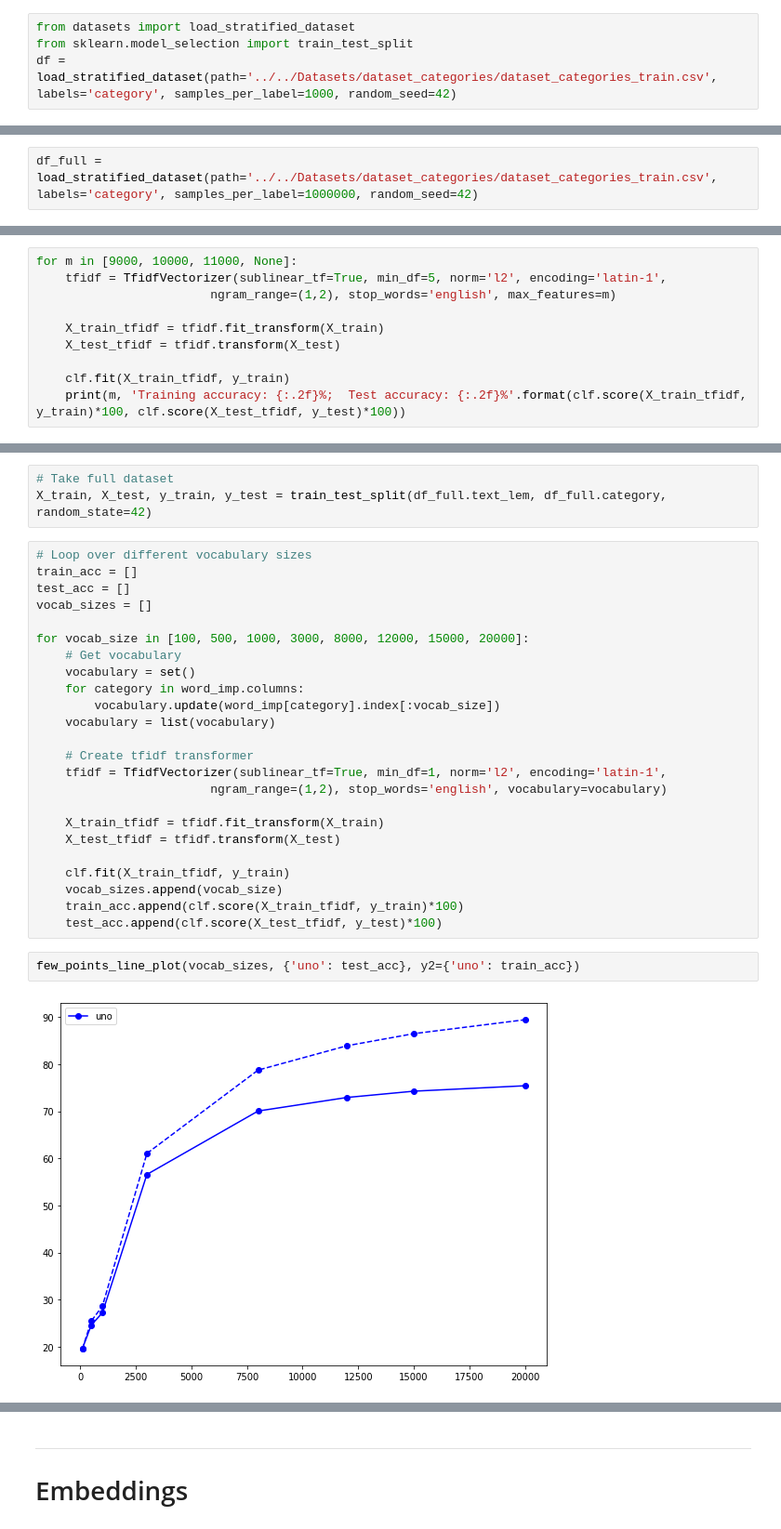
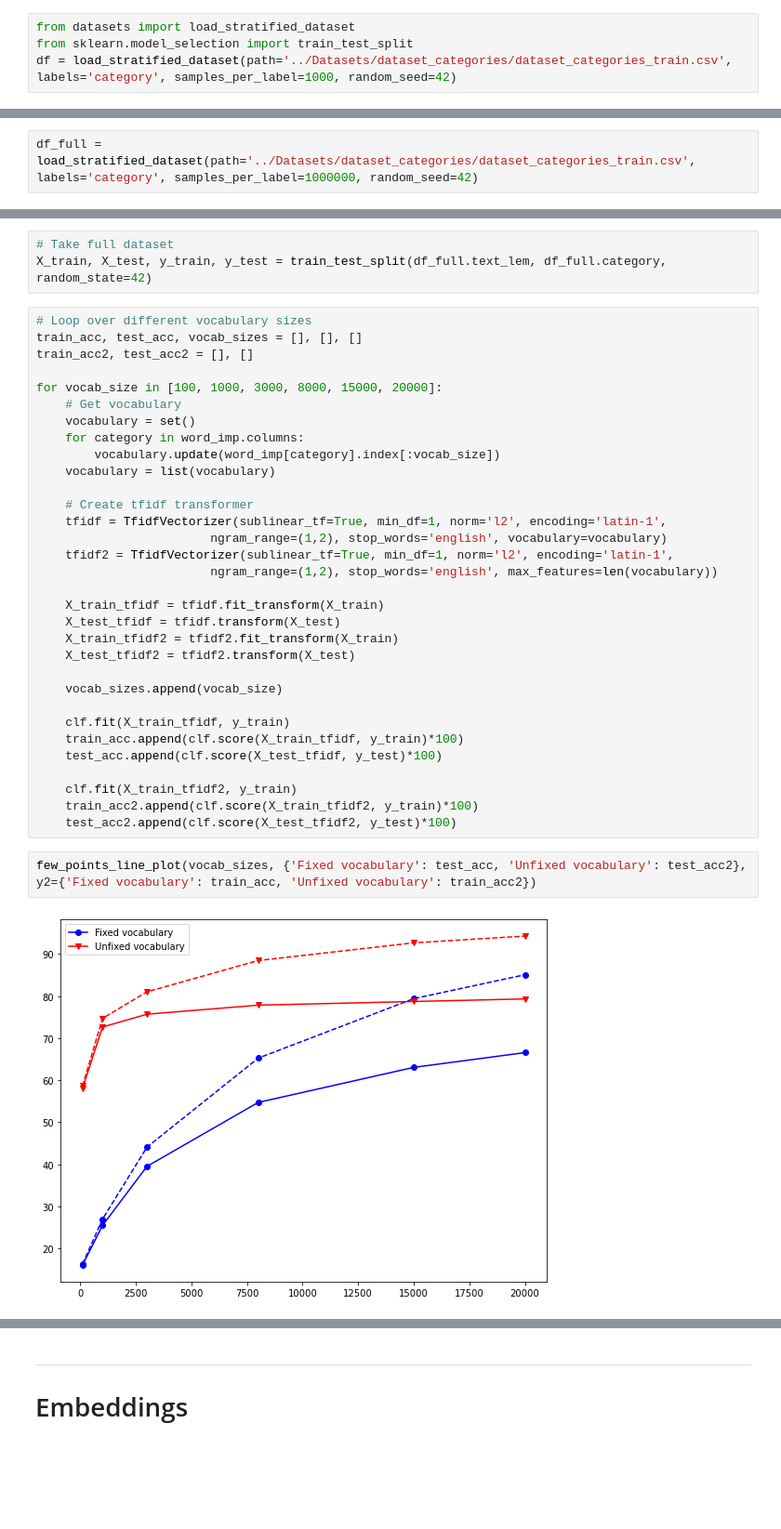
Before and after one commit to svenrr/good_news_everyone, a Jupyter notebook: Category_Analysis/feature_engineering.ipynb, the cells around one changed output, grey strips where cells are left out. Shown at 93% size. Saved outputs shown, nothing was run; the diff lists cells and outputs as text; blank space fills up the shorter version.

Commit message:
update category analysis

```diff
--- a/Category_Analysis/feature_engineering.ipynb
+++ b/Category_Analysis/feature_engineering.ipynb
@@ -29,13 +28,13 @@ from sklearn.svm import LinearSVC
 # %%
 from datasets import load_stratified_dataset
 from sklearn.model_selection import train_test_split
-df = load_stratified_dataset(path='../../Datasets/dataset_categories/dataset_categories_train.csv', labels='category', samples_per_label=1000, random_seed=42)
+df = load_stratified_dataset(path='../Datasets/dataset_categories/dataset_categories_train.csv', labels='category', samples_per_label=1000, random_seed=42)
 # %% [markdown]
 ***
 # Word Importances
 Calculate the word importances using naive bayes. (For more detail look in notebook word_analysis)
 # %%
-df_full = load_stratified_dataset(path='../../Datasets/dataset_categories/dataset_categories_train.csv', labels='category', samples_per_label=1000000, random_seed=42)
+df_full = load_stratified_dataset(path='../Datasets/dataset_categories/dataset_categories_train.csv', labels='category', samples_per_label=1000000, random_seed=42)
 # %% [output]
 Smallest sample size in dataset is 12026 samples!
 # %%
@@ -169,10 +166,0 @@ X_train, X_test, y_train, y_test = train_test_split(df.text_lem, df.category, ra
-# %%
-for m in [9000, 10000, 11000, None]:
-    tfidf = TfidfVectorizer(sublinear_tf=True, min_df=5, norm='l2', encoding='latin-1',
-                        ngram_range=(1,2), stop_words='english', max_features=m)
-
-    X_train_tfidf = tfidf.fit_transform(X_train)
-    X_test_tfidf = tfidf.transform(X_test)
-
-    clf.fit(X_train_tfidf, y_train)
-    print(m, 'Training accuracy: {:.2f}%;  Test accuracy: {:.2f}%'.format(clf.score(X_train_tfidf, y_train)*100, clf.score(X_test_tfidf, y_test)*100))
@@ -192,11 +171,10 @@ Reducing the feature size does not seem to improve test accuracy. Keep highest f
 X_train, X_test, y_train, y_test = train_test_split(df_full.text_lem, df_full.category, random_state=42)
 # %%
 # Loop over different vocabulary sizes
-train_acc = []
-test_acc = []
-vocab_sizes = []
+train_acc, test_acc, vocab_sizes = [], [], []
+train_acc2, test_acc2 = [], []
 
-for vocab_size in [100, 500, 1000, 3000, 8000, 12000, 15000, 20000]:
+for vocab_size in [100, 1000, 3000, 8000, 15000, 20000]:
     # Get vocabulary
     vocabulary = set()
     for category in word_imp.columns:
@@ -206,17 +184,26 @@ for vocab_size in [100, 500, 1000, 3000, 8000, 12000, 15000, 20000]:
     # Create tfidf transformer
     tfidf = TfidfVectorizer(sublinear_tf=True, min_df=1, norm='l2', encoding='latin-1',
                         ngram_range=(1,2), stop_words='english', vocabulary=vocabulary)
+    tfidf2 = TfidfVectorizer(sublinear_tf=True, min_df=1, norm='l2', encoding='latin-1',
+                        ngram_range=(1,2), stop_words='english', max_features=len(vocabulary))
 
     X_train_tfidf = tfidf.fit_transform(X_train)
     X_test_tfidf = tfidf.transform(X_test)
+    X_train_tfidf2 = tfidf2.fit_transform(X_train)
+    X_test_tfidf2 = tfidf2.transform(X_test)
+
+    vocab_sizes.append(vocab_size)
 
     clf.fit(X_train_tfidf, y_train)
-    vocab_sizes.append(vocab_size)
     train_acc.append(clf.score(X_train_tfidf, y_train)*100)
     test_acc.append(clf.score(X_test_tfidf, y_test)*100)
+
+    clf.fit(X_train_tfidf2, y_train)
+    train_acc2.append(clf.score(X_train_tfidf2, y_train)*100)
+    test_acc2.append(clf.score(X_test_tfidf2, y_test)*100)
 # %%
-few_points_line_plot(vocab_sizes, {'uno': test_acc}, y2={'uno': train_acc})
+few_points_line_plot(vocab_sizes, {'Fixed vocabulary': test_acc, 'Unfixed vocabulary': test_acc2}, y2={'Fixed vocabulary': train_acc, 'Unfixed vocabulary': train_acc2})
 # %% [output]
-[figure, old version]
+[figure, new version]
 # %% [markdown]
 ***
```
Also changed, not shown: parts of 40 cells of this notebook, 35 other files.
